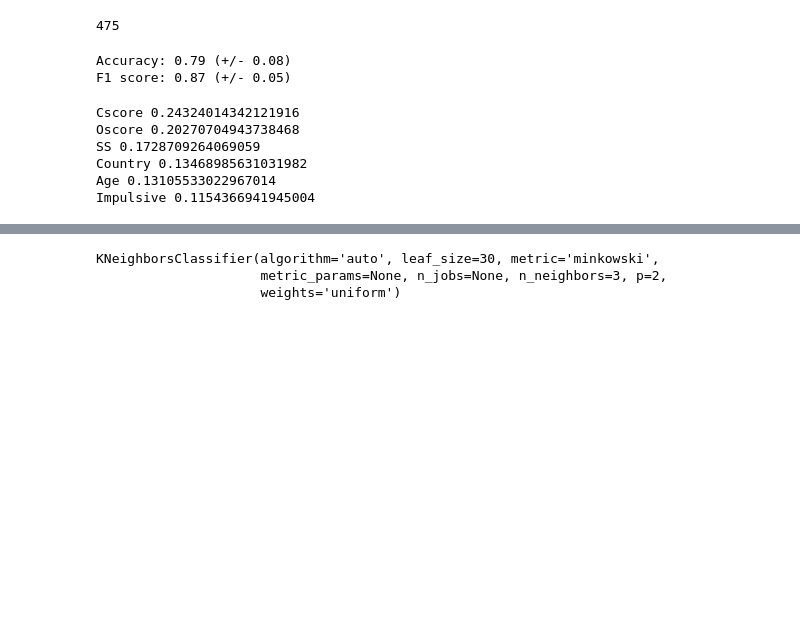
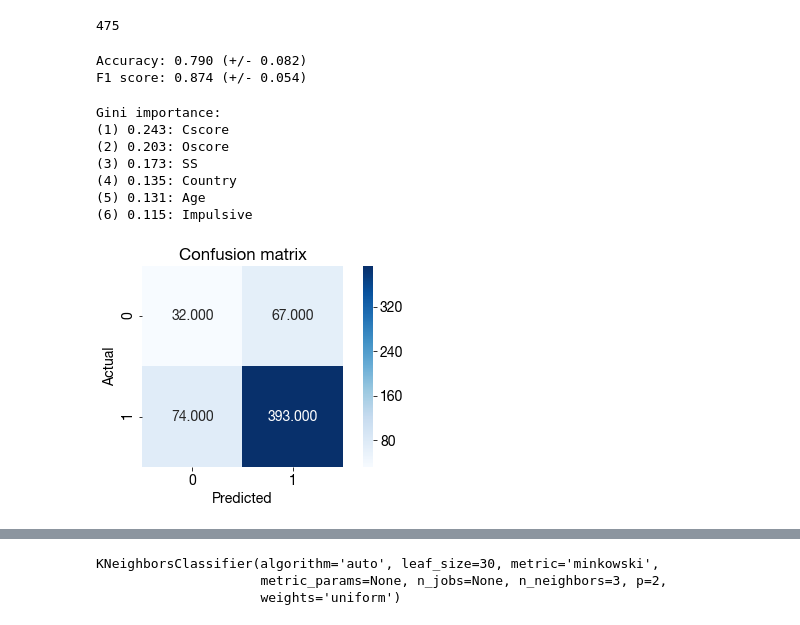
Before and after one commit to ManasaK33/drug-consumption, a Jupyter notebook: shyam.ipynb, the cells around one changed output, grey strips where cells are left out. Cells and saved outputs as stored; diff of their text form; code cells hidden in the pictures; blank space fills up the shorter version.

```diff
--- a/shyam.ipynb
+++ b/shyam.ipynb
@@ -10,15 +10,20 @@ from sklearn.tree import DecisionTreeClassifier
 from sklearn.neighbors import KNeighborsClassifier
 import seaborn as sns
 # %%
-# Get training data
+# Get training and testing data
 train_data = pd.read_csv("train_data.csv", delimiter='\t', index_col=0)
+test_data  = pd.read_csv("test_data.csv", delimiter='\t', index_col=0)
 # Drop ID, chocolate, the ficticious drug Semer, and legal substances
 train_data.drop(columns=['ID', 'Choc', 'Semer', 'Alcohol', 'Nicotine', 'Caff', 'Legalh'], inplace=True)
+test_data.drop (columns=['ID', 'Choc', 'Semer', 'Alcohol', 'Nicotine', 'Caff', 'Legalh'], inplace=True)
 
 # Convert categories to integers
 for column in train_data.loc[:, 'Amphet':]:
     train_data[column] = train_data[column].astype('category').cat.codes
     train_data[column] = train_data[column].astype('int32')
+for column in test_data.loc[:, 'Amphet':]:
+    test_data[column]  = test_data[column].astype('category').cat.codes
+    test_data[column]  = test_data[column].astype('int32')
 
 train_data.info()
 # %% [output]
@@ -49,6 +54,7 @@ def is_drug_user(row):
 
 # Add 'Drug User' column
 train_data['Drug User'] = train_data.apply(is_drug_user, axis=1)
+test_data['Drug User']  = test_data.apply (is_drug_user, axis=1)
 train_data.info()
 # %% [output]
 <class 'pandas.core.frame.DataFrame'>
@@ -71,7 +77,7 @@ memory usage: 202.2 KB
 # %%
 # Examine input variables
 matplotlib.rc('font', family='Helvetica Neue', size=14)
-fig = plt.gcf()
+fig  = plt.gcf()
 fig.set_size_inches(20, 10)
 corr = train_data.drop(columns=['Amphet',
                                 'Amyl',
@@ -92,9 +98,10 @@ plt.show()
 # Correlation with output variable
 corr_target = abs(corr['Drug User'])
 
-# Select relevant features
-relevant_features = corr_target[corr_target > corr_target.loc['Age':'SS'].median()]
-relevant_features = relevant_features.loc['Age':'SS'].index.values
-print('Relevant features (corr > %.3f):'%(corr_target.loc['Age':'SS'].median()), relevant_features)
+# Select relevant variables
+variables   = corr_target[corr_target > corr_target.loc['Age':'SS'].median()]
+variables   = variables.loc['Age':'SS'].index.values
+var_indices = [train_data.columns.get_loc(variable) for variable in variables]
+print('Relevant variables (corr > %.3f):'%corr_target.loc['Age':'SS'].median(), variables)
 # %% [output]
 [figure]
@@ -102,7 +109,10 @@ Relevant features (corr > 0.192): ['Age' 'Country' 'Oscore' 'Cscore' 'Impulsive'
 # %%
 x_train = train_data.drop('Drug User', axis=1)
+x_test  = test_data.drop ('Drug User', axis=1)
 y_train = train_data['Drug User']
+y_test  = test_data ['Drug User']
 
-# Standardize training data
-scaler = StandardScaler()
+# Standardize training and testing data
+scaler         = StandardScaler()
 x_train_scaled = scaler.fit_transform(x_train)
+x_test_scaled  = scaler.fit_transform(x_test)
@@ -145,27 +151,44 @@ len(classifier.tree_.__getstate__()['nodes'])
  ( -1,  -1, -2, -2.        , 0.        ,   17, 1.700e+01)]
 475
 # %%
-# The mean accuracy and the 95% confidence interval of 10 fold cross validation
+# The mean accuracy and the 95% confidence interval of 10-fold cross validation
 scores = cross_val_score(classifier, x_train_scaled[:, var_indices], y_train,
                          cv=10, scoring='accuracy')
-print('Accuracy: %0.2f (+/- %0.2f)' % (scores.mean(), scores.std() * 2))
+print('Accuracy: %0.3f (+/- %0.3f)'%(scores.mean(), scores.std() * 2))
 
-# The mean F1 score and the 95% confidence interval of 10 fold cross validation
+# The mean F1 score and the 95% confidence interval of 10-fold cross validation
 scores = cross_val_score(classifier, x_train_scaled[:, var_indices], y_train,
                          cv=10, scoring='f1')
-print('F1 score: %0.2f (+/- %0.2f)' % (scores.mean(), scores.std() * 2))
+print('F1 score: %0.3f (+/- %0.3f)'%(scores.mean(), scores.std() * 2))
 # %% [output]
-Accuracy: 0.79 (+/- 0.08)
-F1 score: 0.87 (+/- 0.05)
+Accuracy: 0.790 (+/- 0.082)
+F1 score: 0.874 (+/- 0.054)
 # %%
 # Feature importances (aka Gini importance)
-for (feature_name, feature_importance) in sorted(zip(relevant_features,
+count = 0
+print('Gini importance:')
+for (variable, feature_importance) in sorted(zip(variables,
     classifier.feature_importances_), key=lambda x: x[1], reverse=True):
-    print(feature_name, feature_importance)
+    count += 1
+    print('(%d)' % count, '%0.3f:'%feature_importance, variable)
 # %% [output]
-Cscore 0.24324014342121916
-Oscore 0.20270704943738468
-SS 0.1728709264069059
-Country 0.13468985631031982
-Age 0.13105533022967014
-Impulsive 0.1154366941945004
+Gini importance:
+(1) 0.243: Cscore
+(2) 0.203: Oscore
+(3) 0.173: SS
+(4) 0.135: Country
+(5) 0.131: Age
+(6) 0.115: Impulsive
+# %%
+# Predict the class labels for the test set using the decision tree classifier
+y_pred = classifier.predict(x_test_scaled[:, var_indices])
+
+# Plot the corresponding confusion matrix
+conf_matrix = metrics.confusion_matrix(y_test, y_pred)
+sns.heatmap(conf_matrix, annot=True, fmt='.3f', square=True, cmap=plt.cm.Blues)
+plt.ylabel('Actual')
+plt.xlabel('Predicted')
+plt.title('Confusion matrix')
+plt.tight_layout()
+# %% [output]
+[figure, added]
```
Also changed, not shown: parts of 7 cells of this notebook.
